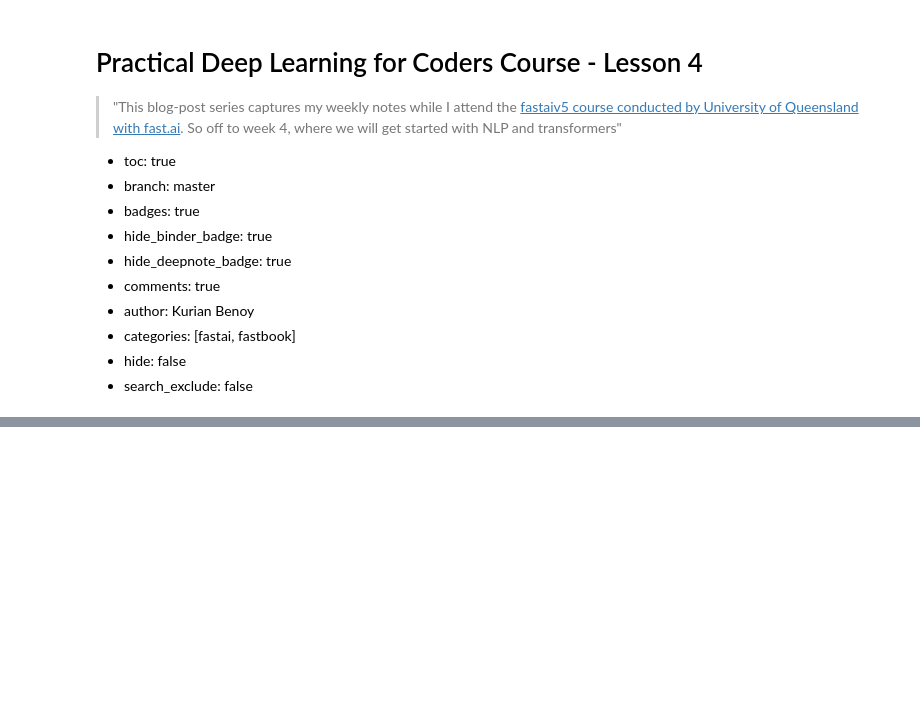
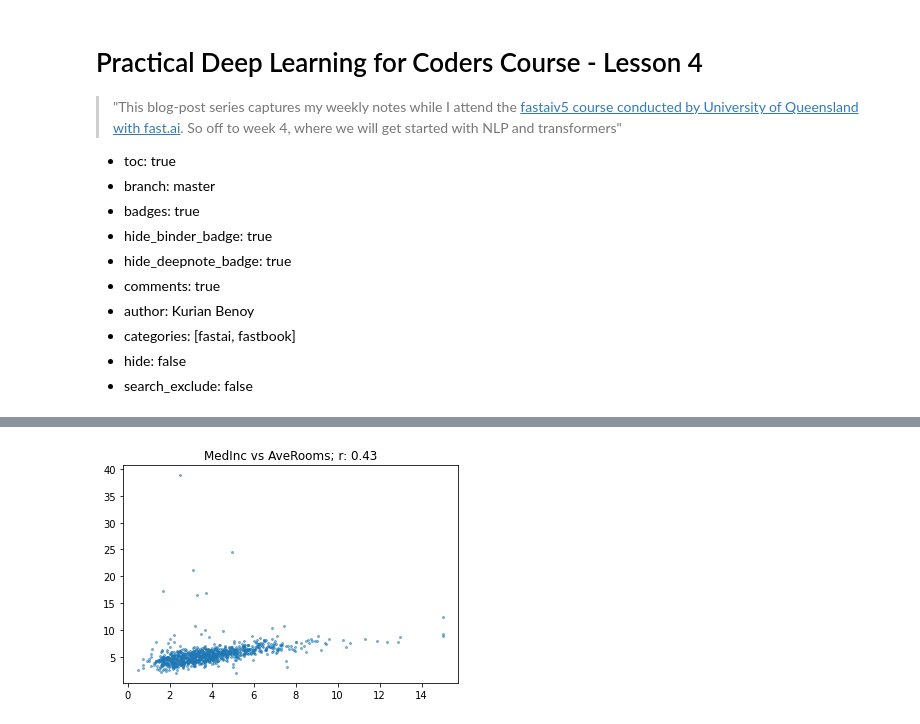
Before and after one commit to kurianbenoy/ml-blog, a Jupyter notebook: _notebooks/2022-05-19-fastai-54.ipynb, the cells around one changed output, grey strips where cells are left out. Saved outputs shown, nothing was run; the diff lists cells and outputs as text; code cells hidden in the pictures; blank space fills up the shorter version.

```diff
--- a/_notebooks/2022-05-19-fastai-54.ipynb
+++ b/_notebooks/2022-05-19-fastai-54.ipynb
@@ -86,0 +115,8 @@ very similar to fastai comp
+# %%
+import numpy as np
+import matplotlib.pyplot as plt
+from sklearn.datasets import fetch_california_housing
+
+df = fetch_california_housing(as_frame=True)
+df = df['data'].join(df['target']).sample(1000, random_state=52)
+df.head()
@@ -86,0 +164,9 @@ very similar to fastai comp
+# %%
+def show_corr(df, a, b):
+    x,y = df[a],df[b]
+    plt.scatter(x,y, alpha=0.5, s=4)
+    plt.title(f'{a} vs {b}; r: {relation_matrix(x, y):.2f}')
+# %%
+show_corr(df, 'MedInc', 'AveRooms')
+# %% [output]
+[figure, added]
```
Also changed, not shown: parts of 9 cells of this notebook.
